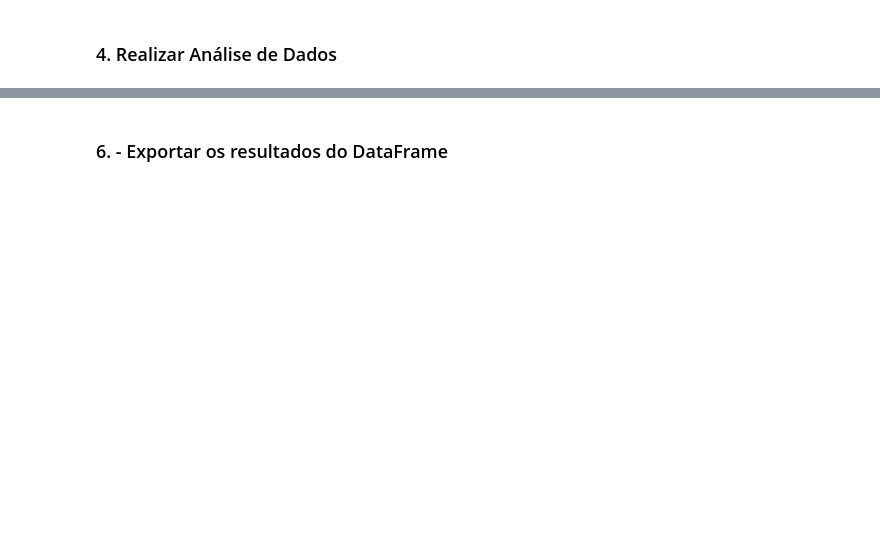
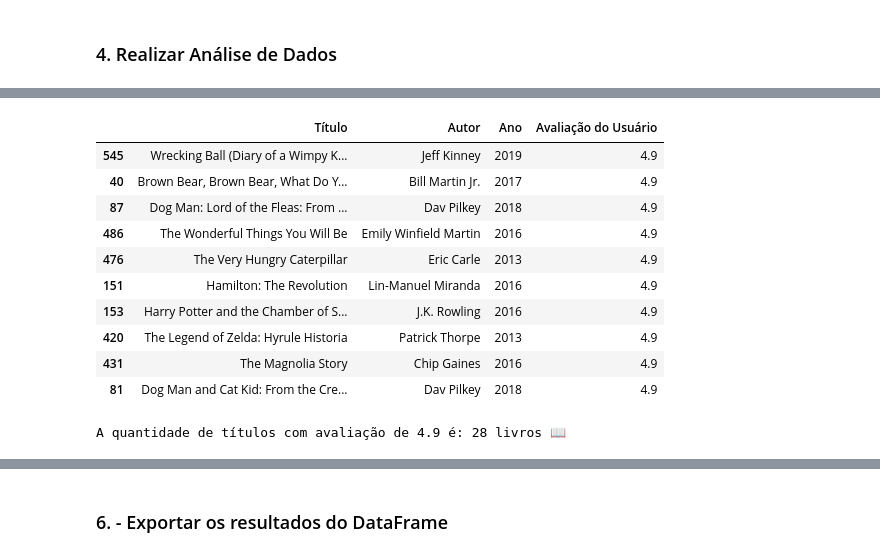
Before and after one commit to Luisot132613/Analise_de_Dados_Amazon_BestSelling_Books, a Jupyter notebook: Notebook/notebook.ipynb, the cells around one changed output, grey strips where cells are left out. Drawn from its saved outputs; the diff is of its cells as text; code cells hidden in the pictures; blank space fills up the shorter version.

```diff
--- a/Notebook/notebook.ipynb
+++ b/Notebook/notebook.ipynb
@@ -51,9 +115,23 @@ display(top_reviews[['Título', 'Autor', 'Ano', 'Avaliações']])
 # %%
 # Títulos com melhores avaliações dos usuários
-top_user_rating = df.sort_values(by='Avaliação do Usuário', ascending=False).head(10)
-display(top_user_rating[['Título', 'Autor', 'Ano', 'Avaliação do Usuário']])
+rating_usuário = df.sort_values(by='Avaliação do Usuário', ascending=False)
+top_10_rating_usuário = rating_usuário.head(10)
+display(top_10_rating_usuário[['Título', 'Autor', 'Ano', 'Avaliação do Usuário']])
 # Houve um empate na avaliação do usuário, vamos quantificar quantos livros tem o valor 4.9
-count_4_9 = df[df['Avaliação do Usuário'] == 4.9].shape[0]
-print(f"A quantidade de títulos com avaliação de 4.9 é: {count_4_9} livros")
+contagem_4_9 = df[df['Avaliação do Usuário'] == 4.9].shape[0]
+print(f"A quantidade de títulos com avaliação de 4.9 é: {contagem_4_9} livros 📖")
+# %% [output]
+|  | Título | Autor | Ano | Avaliação do Usuário |
+| 545 | Wrecking Ball (Diary of a Wimpy K... | Jeff Kinney | 2019 | 4.9 |
+| 40 | Brown Bear, Brown Bear, What Do Y... | Bill Martin Jr. | 2017 | 4.9 |
+| 87 | Dog Man: Lord of the Fleas: From ... | Dav Pilkey | 2018 | 4.9 |
+| 486 | The Wonderful Things You Will Be | Emily Winfield Martin | 2016 | 4.9 |
+| 476 | The Very Hungry Caterpillar | Eric Carle | 2013 | 4.9 |
+| 151 | Hamilton: The Revolution | Lin-Manuel Miranda | 2016 | 4.9 |
+| 153 | Harry Potter and the Chamber of S... | J.K. Rowling | 2016 | 4.9 |
+| 420 | The Legend of Zelda: Hyrule Historia | Patrick Thorpe | 2013 | 4.9 |
+| 431 | The Magnolia Story | Chip Gaines | 2016 | 4.9 |
+| 81 | Dog Man and Cat Kid: From the Cre... | Dav Pilkey | 2018 | 4.9 |
+A quantidade de títulos com avaliação de 4.9 é: 28 livros 📖
 # %%
 # Títulos com maior avaliação do usuário e mais avaliações
```
Also changed, not shown: parts of 15 cells of this notebook.
